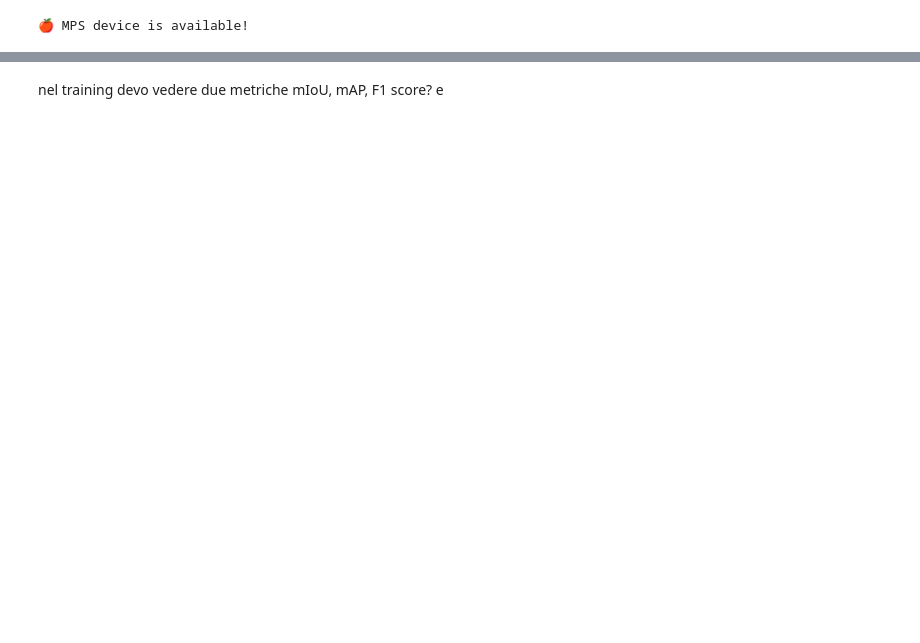
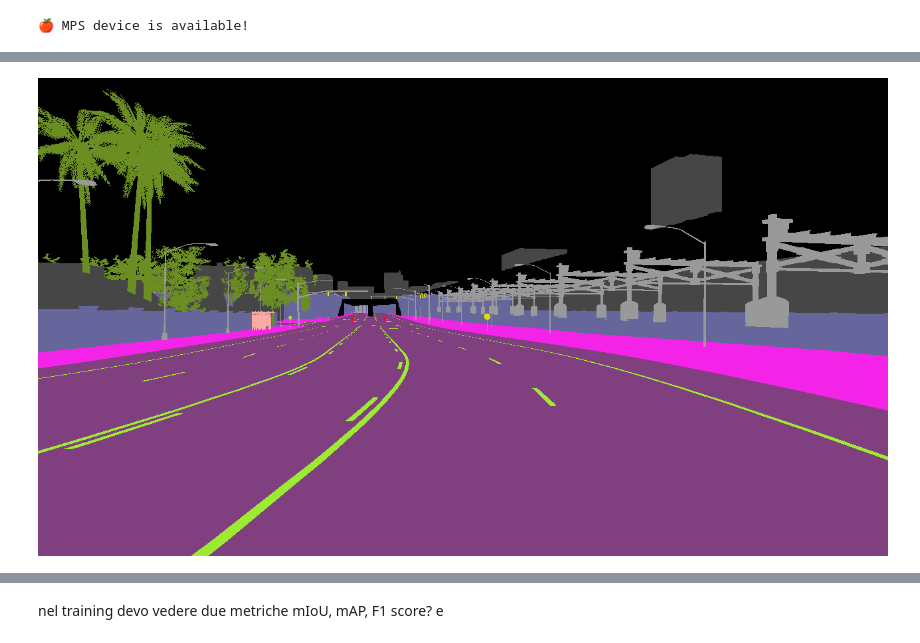
Before and after one commit to alessioarcara/ml4cv_assignment, a Jupyter notebook: main.ipynb, the cells around one changed output, grey strips where cells are left out. Drawn from its saved outputs; the diff is of its cells as text; code cells hidden in the pictures; blank space fills up the shorter version.

```diff
--- a/main.ipynb
+++ b/main.ipynb
@@ -47,0 +75,6 @@ class StreetHazardsDataset(Dataset):
+# %%
+from utils.visualize import color, COLORS
+
+color(train_data[100][2], COLORS)
+# %% [output]
+[figure, added]
```
Also changed, not shown: parts of 7 cells of this notebook, 10 other files.
